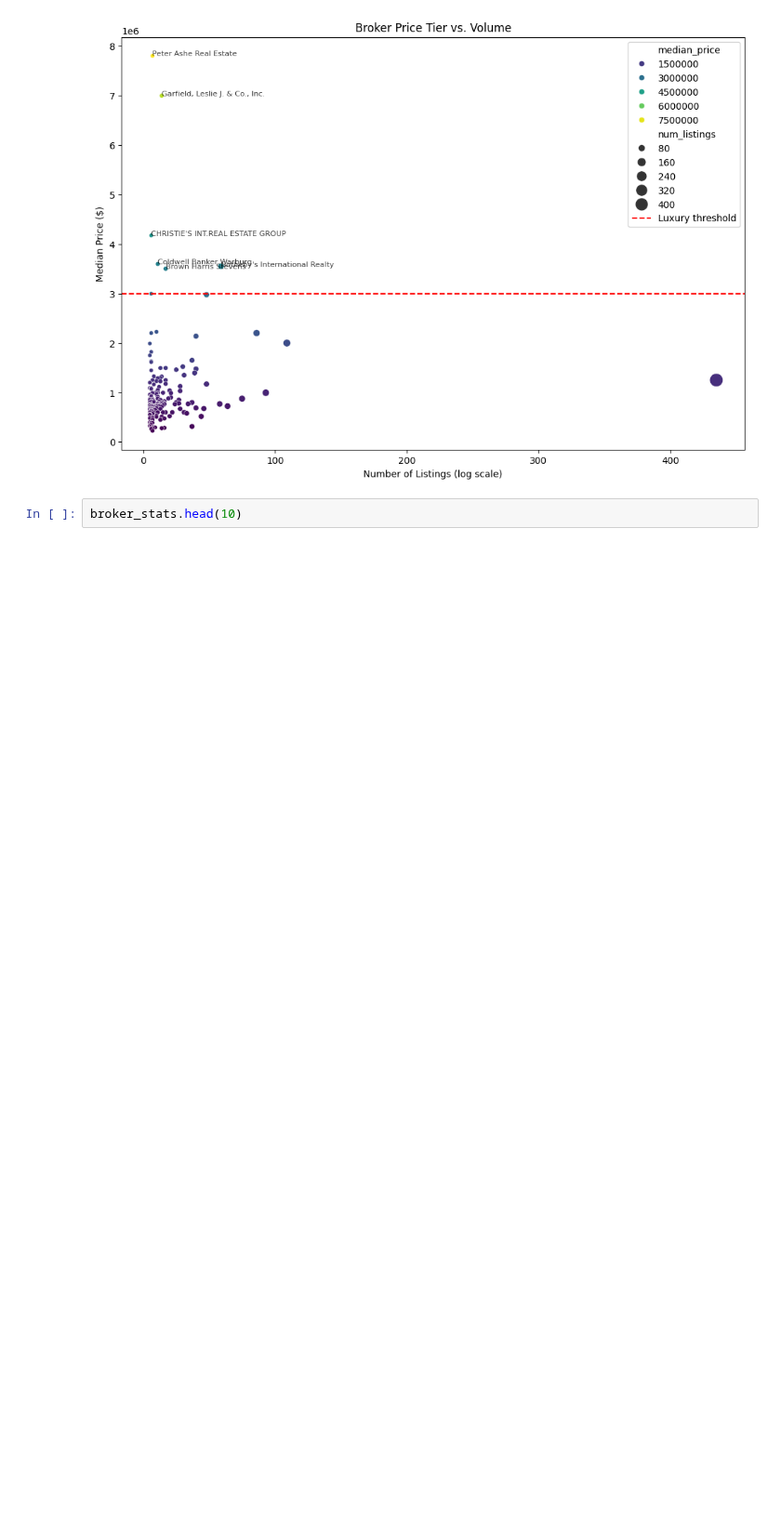
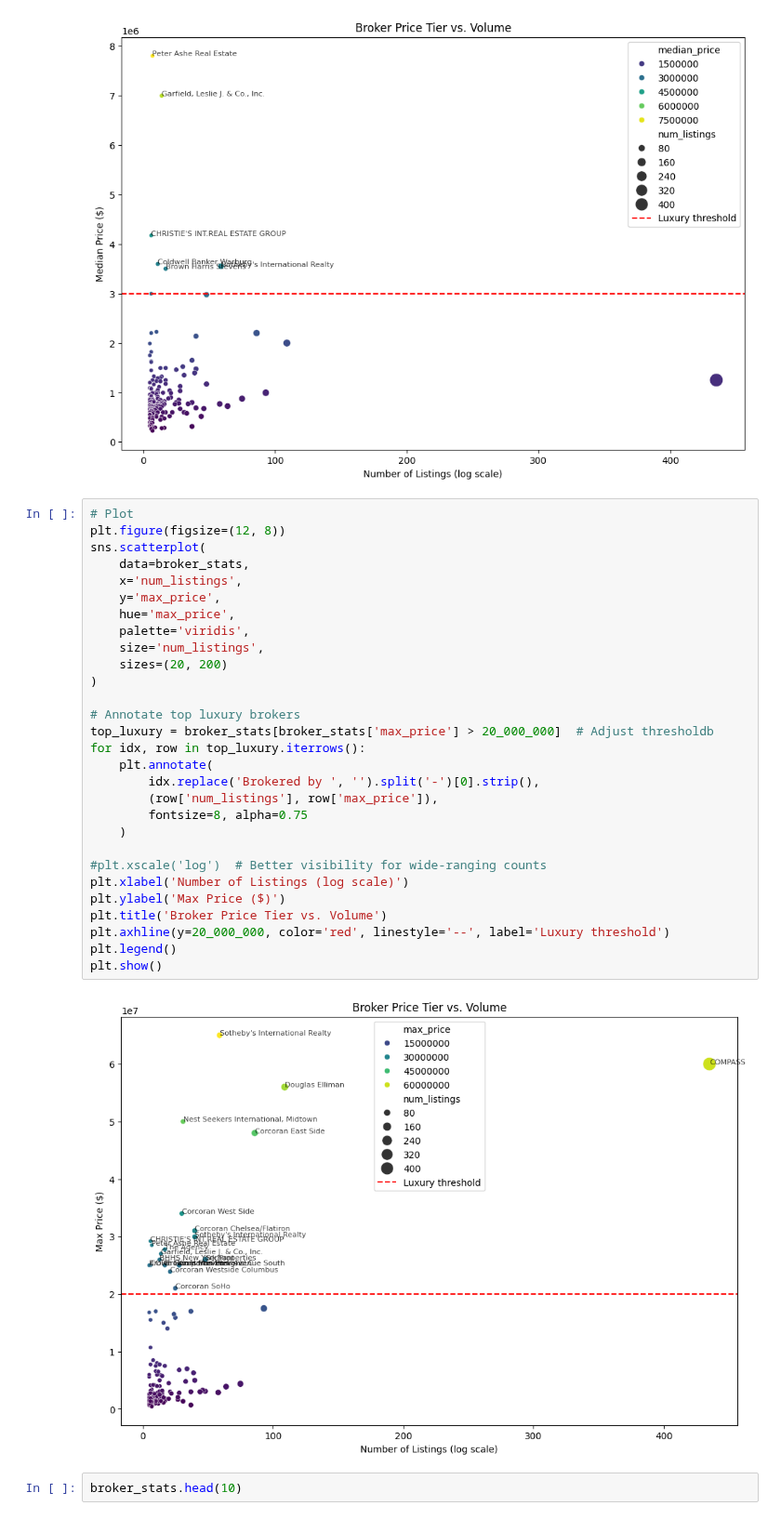
Before and after one commit to codekot/nyc-housing-project, a Jupyter notebook: notebooks/nyc_2024.ipynb, the cells around one changed output. Shown at 93% size. Cells and saved outputs as stored; diff of their text form; blank space fills up the shorter version.

Commit message:
Continue with brokers@

```diff
--- a/notebooks/nyc_2024.ipynb
+++ b/notebooks/nyc_2024.ipynb
@@ -455,6 +455,37 @@ plt.legend()
 plt.show()
 # %% [output]
 [figure]
+# %%
+# Plot
+plt.figure(figsize=(12, 8))
+sns.scatterplot(
+    data=broker_stats,
+    x='num_listings',
+    y='max_price',
+    hue='max_price',
+    palette='viridis',
+    size='num_listings',
+    sizes=(20, 200)
+)
+
+# Annotate top luxury brokers
+top_luxury = broker_stats[broker_stats['max_price'] > 20_000_000]  # Adjust thresholdb
+for idx, row in top_luxury.iterrows():
+    plt.annotate(
+        idx.replace('Brokered by ', '').split('-')[0].strip(),
+        (row['num_listings'], row['max_price']),
+        fontsize=8, alpha=0.75
+    )
+
+#plt.xscale('log')  # Better visibility for wide-ranging counts
+plt.xlabel('Number of Listings (log scale)')
+plt.ylabel('Max Price ($)')
+plt.title('Broker Price Tier vs. Volume')
+plt.axhline(y=20_000_000, color='red', linestyle='--', label='Luxury threshold')
+plt.legend()
+plt.show()
+# %% [output]
+[figure, added]
 # %%
 broker_stats.head(10)
 # %% [output]
```
